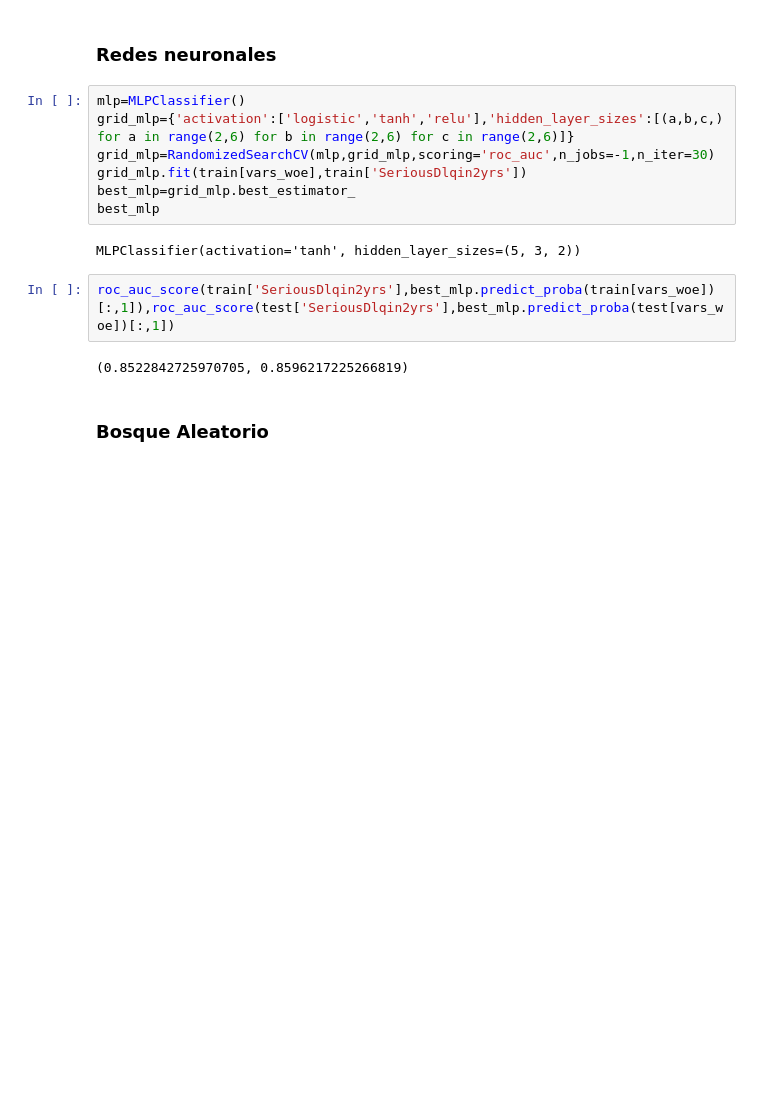
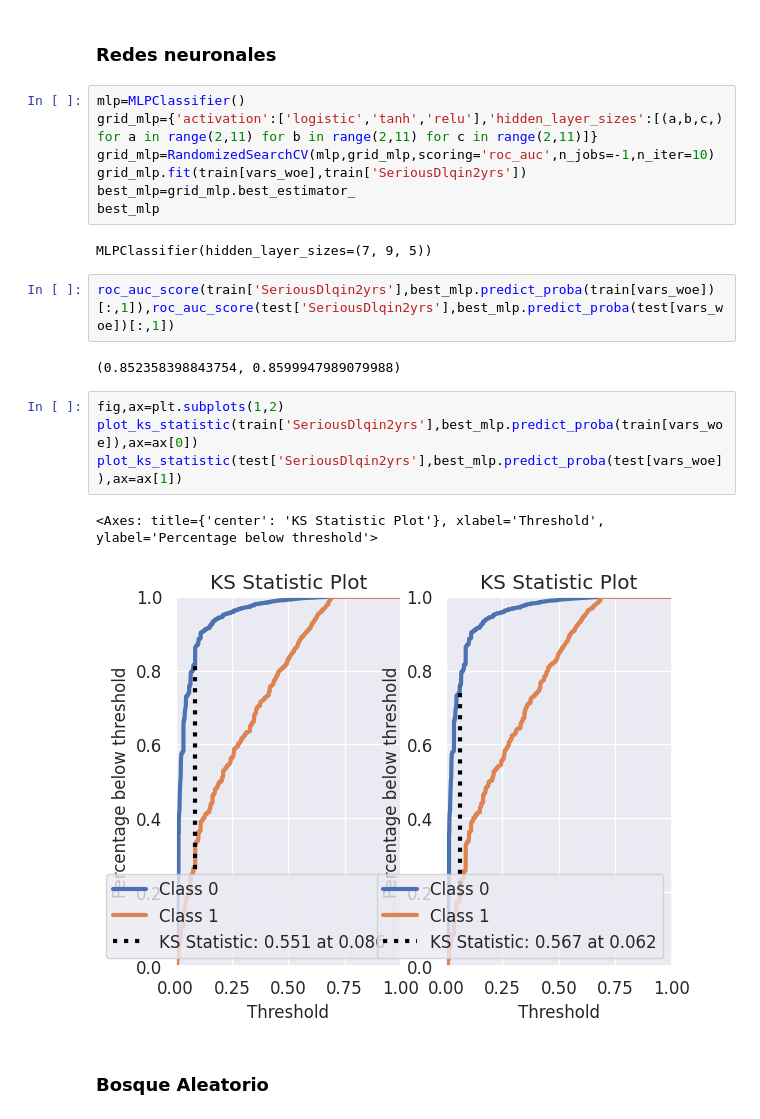
Before and after one commit to alesm99/credit_scoring, a Jupyter notebook: GiveMeSomeCredit.ipynb, the cells around one changed output. Saved outputs shown, nothing was run; the diff lists cells and outputs as text; blank space fills up the shorter version.

```diff
--- a/GiveMeSomeCredit.ipynb
+++ b/GiveMeSomeCredit.ipynb
@@ -653,17 +653,24 @@ from sklearn.svm import SVC
 ### Redes neuronales
 # %%
 mlp=MLPClassifier()
-grid_mlp={'activation':['logistic','tanh','relu'],'hidden_layer_sizes':[(a,b,c,) for a in range(2,6) for b in range(2,6) for c in range(2,6)]}
-grid_mlp=RandomizedSearchCV(mlp,grid_mlp,scoring='roc_auc',n_jobs=-1,n_iter=30)
+grid_mlp={'activation':['logistic','tanh','relu'],'hidden_layer_sizes':[(a,b,c,) for a in range(2,11) for b in range(2,11) for c in range(2,11)]}
+grid_mlp=RandomizedSearchCV(mlp,grid_mlp,scoring='roc_auc',n_jobs=-1,n_iter=10)
 grid_mlp.fit(train[vars_woe],train['SeriousDlqin2yrs'])
 best_mlp=grid_mlp.best_estimator_
 best_mlp
 # %% [output]
-MLPClassifier(activation='tanh', hidden_layer_sizes=(5, 3, 2))
+MLPClassifier(hidden_layer_sizes=(7, 9, 5))
 # %%
 roc_auc_score(train['SeriousDlqin2yrs'],best_mlp.predict_proba(train[vars_woe])[:,1]),roc_auc_score(test['SeriousDlqin2yrs'],best_mlp.predict_proba(test[vars_woe])[:,1])
 # %% [output]
-(0.8522842725970705, 0.8596217225266819)
+(0.852358398843754, 0.8599947989079988)
+# %%
+fig,ax=plt.subplots(1,2)
+plot_ks_statistic(train['SeriousDlqin2yrs'],best_mlp.predict_proba(train[vars_woe]),ax=ax[0])
+plot_ks_statistic(test['SeriousDlqin2yrs'],best_mlp.predict_proba(test[vars_woe]),ax=ax[1])
+# %% [output]
+<Axes: title={'center': 'KS Statistic Plot'}, xlabel='Threshold', ylabel='Percentage below threshold'>
+[figure, added]
 # %% [markdown]
 ### Bosque Aleatorio
 # %%
```
Also changed, not shown: parts of 14 cells of this notebook.
